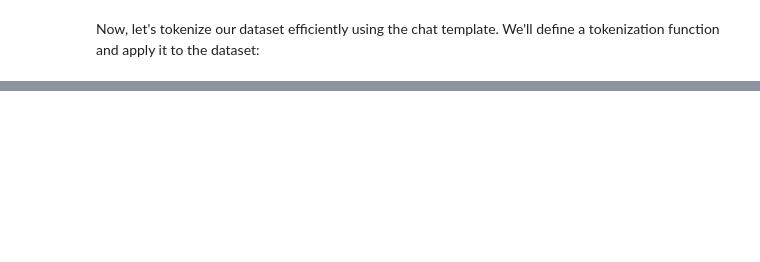
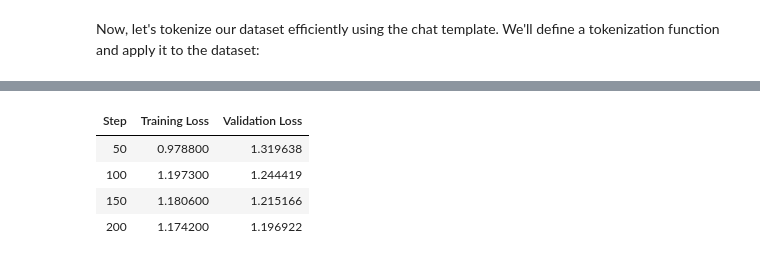
Before and after one commit to hussamalafandi/Generative_AI, a Jupyter notebook: notebooks/08/08_training_and_fine-tuning_LLMs.ipynb, the cells around one changed output, grey strips where cells are left out. Drawn from its saved outputs; the diff is of its cells as text; code cells hidden in the pictures; blank space fills up the shorter version.

```diff
--- a/notebooks/08/08_training_and_fine-tuning_LLMs.ipynb
+++ b/notebooks/08/08_training_and_fine-tuning_LLMs.ipynb
@@ -76,5 +98,7 @@ Load the dataset
 from datasets import load_dataset
 from pprint import pprint
 
-dataset = load_dataset("HuggingFaceTB/smoltalk", "smol-rewrite", split="train[:5000]")
-pprint(dataset[0]['messages'])
+train_dataset = load_dataset("HuggingFaceTB/smoltalk", "smol-rewrite", split="train")
+eval_dataset = load_dataset("HuggingFaceTB/smoltalk", "smol-rewrite", split="test")
+
+pprint(train_dataset[0]['messages'])
@@ -93,7 +135,7 @@ The SmolLM2 tokenizer includes a chat template specifically designed to align wi
 # %%
 # Using tokenizer's apply_chat_template method (if provided)
 # We'll format the example as an instruction-response pair
-chat_example = dataset[0]['messages']
+chat_example = train_dataset[0]['messages']
 
 # Check the default chat template (optional, but useful for inspection)
 formatted_input = tokenizer.apply_chat_template(chat_example, tokenize=False)
@@ -126,7 +187,7 @@ print(tokenized_dataset[0]['input_ids'])
 decoded_sample = tokenizer.decode(tokenized_dataset[0]['input_ids'])
 print("\nDecoded sample:\n", decoded_sample)
 # %%
-from transformers import AutoModelForCausalLM, TrainingArguments
-from trl import SFTTrainer
+from transformers import AutoModelForCausalLM
+from trl import SFTTrainer, SFTConfig
 
-model = AutoModelForCausalLM.from_pretrained("HuggingFaceTB/SmolLM2-135M-Instruct")
+model = AutoModelForCausalLM.from_pretrained("HuggingFaceTB/SmolLM2-135M")
@@ -133,19 +240,26 @@ model = AutoModelForCausalLM.from_pretrained("HuggingFaceTB/SmolLM2-135M-Instruc
 # %%
-training_args = TrainingArguments(
+training_args = SFTConfig(
     output_dir="./smollm2-sft-results",   # Output directory for model checkpoints
     num_train_epochs=3,                   # Number of epochs
-    learning_rate=3e-5,                   # Learning rate
-    weight_decay=0.01,                    # Weight decay for regularization
-    logging_steps=20,                     # How often to log training progress
+    learning_rate=3e-5,                   # Learning rate # try with 5e-5
+    logging_steps=10,                     # How often to log training progress
     save_steps=100,                       # How often to save checkpoints
-    fp16=True,                            # Enable mixed precision (faster training)
-    report_to=None,                       # Disable reporting to any platform (e.g., WandB, TensorBoard)
+    per_device_train_batch_size=4,        # Set according to your GPU memory capacity
+    per_device_eval_batch_size=8,
+    eval_strategy="steps",                # Evaluate the model at regular intervals
+    eval_steps=50,                        # Frequency of evaluation
+    # gradient_accumulation_steps=4,
+    # gradient_checkpointing=True,
 )
 # %%
 trainer = SFTTrainer(
     model=model,
+    processing_class=tokenizer,
     args=training_args,
-    train_dataset=tokenized_dataset,
+    train_dataset=train_dataset,
+    eval_dataset=eval_dataset,
+    # compute_metrics=compute_metrics
 )
 
 trainer.train()
+# %% [output]
@@ -151,0 +267,5 @@ trainer.train()
+| Step | Training Loss | Validation Loss |
+| 50 | 0.978800 | 1.319638 |
+| 100 | 1.197300 | 1.244419 |
+| 150 | 1.180600 | 1.215166 |
+| 200 | 1.174200 | 1.196922 |
```
Also changed, not shown: parts of 8 cells of this notebook.
